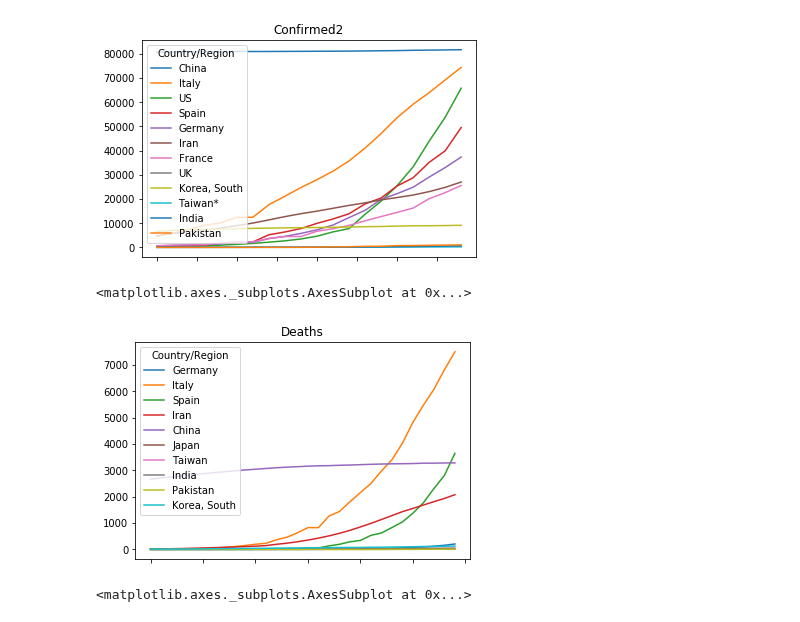
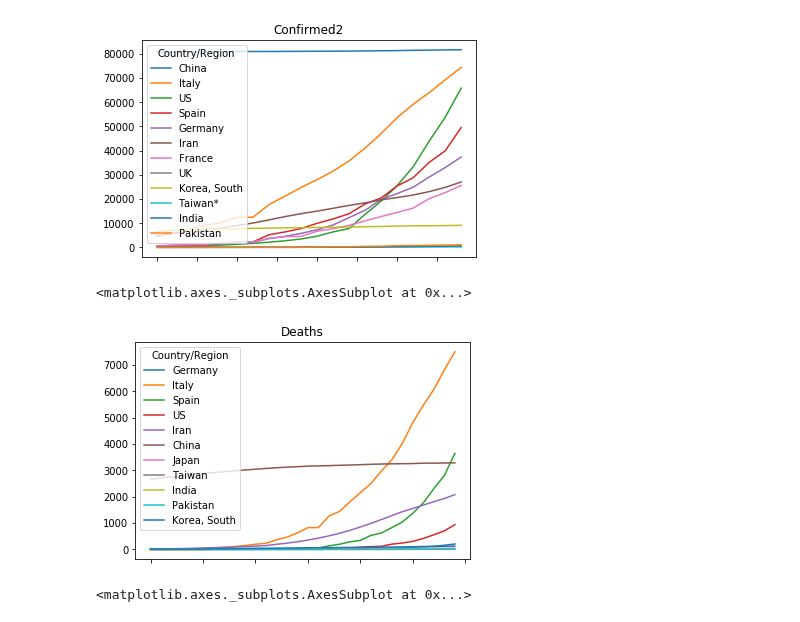
Before and after one commit to HermannBerg/MyCoronAnalysis, a Jupyter notebook: coronanalysis.ipynb, the cells around one changed output. Saved outputs shown, nothing was run; the diff lists cells and outputs as text; code cells hidden in the pictures.

```diff
--- a/coronanalysis.ipynb
+++ b/coronanalysis.ipynb
@@ -43,13 +43,13 @@ cf2.plot.line(title='Confirmed2')
 <matplotlib.axes._subplots.AxesSubplot at 0x...>
 [figure]
 # %%
-selection3 = deaths.loc[['Germany','Italy','Spain','Iran','China','Japan','Taiwan','India','Pakistan','Korea, South']]
+selection3 = deaths.loc[['Germany','Italy','Spain','US','Iran','China','Japan','Taiwan','India','Pakistan','Korea, South']]
 ds1 = selection3.transpose().tail(30)
 
 ds1.plot.line(title='Deaths')
 # %% [output]
 <matplotlib.axes._subplots.AxesSubplot at 0x...>
-[figure, old version]
+[figure, new version]
 # %%
 selection4 = deaths.loc[['Germany','France','Austria','Switzerland','UK','Poland','Denmark','Pakistan','Korea, South','US']]
 
```
